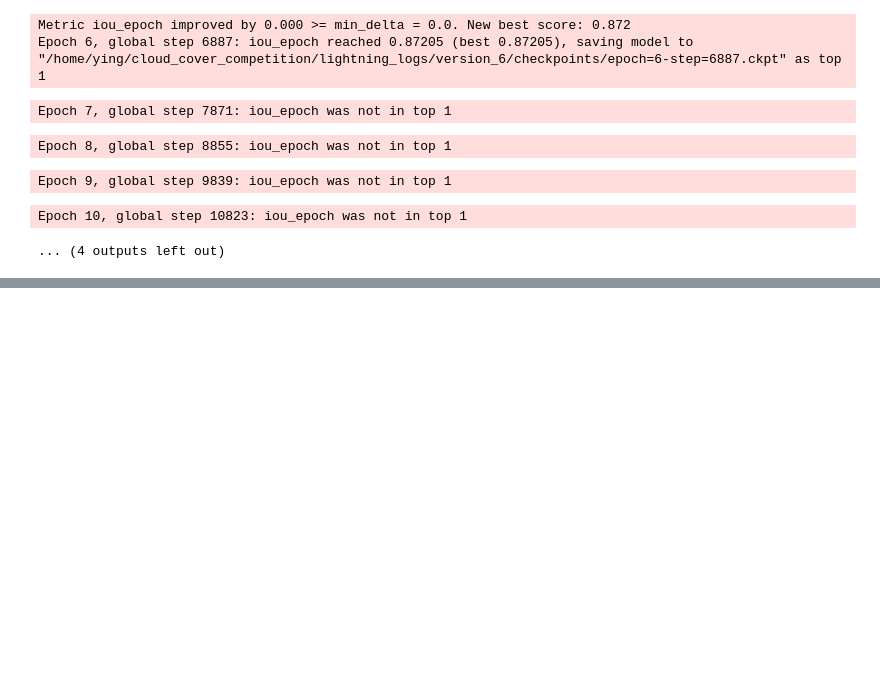
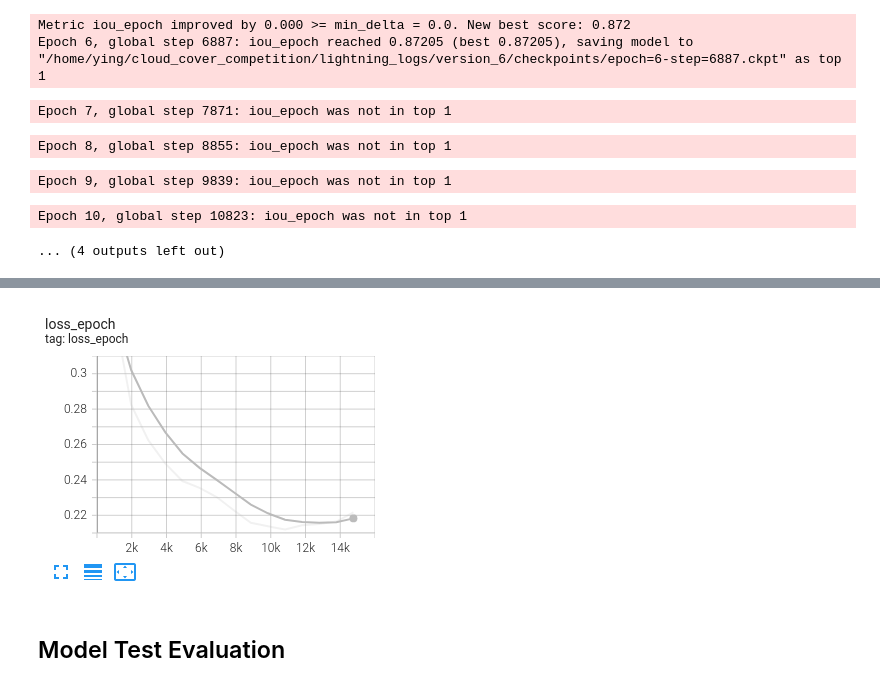
Before and after one commit to KennSmithDS/drivendata_cloud_competition, a Jupyter notebook: cloud_benchmark.ipynb, the cells around one changed output, grey strips where cells are left out. Drawn from its saved outputs; the diff is of its cells as text; code cells hidden in the pictures; blank space fills up the shorter version.

```diff
--- a/cloud_benchmark.ipynb
+++ b/cloud_benchmark.ipynb
@@ -442,0 +512,6 @@ torch.save(cloud_model.state_dict(), model_weight_path)
+# %%
+Image('./loss_per_epoch.png')
+# %% [output]
+[figure, added]
+# %% [markdown]
+## Model Test Evaluation
```
Also changed, not shown: parts of 52 cells of this notebook, 6 other files.
